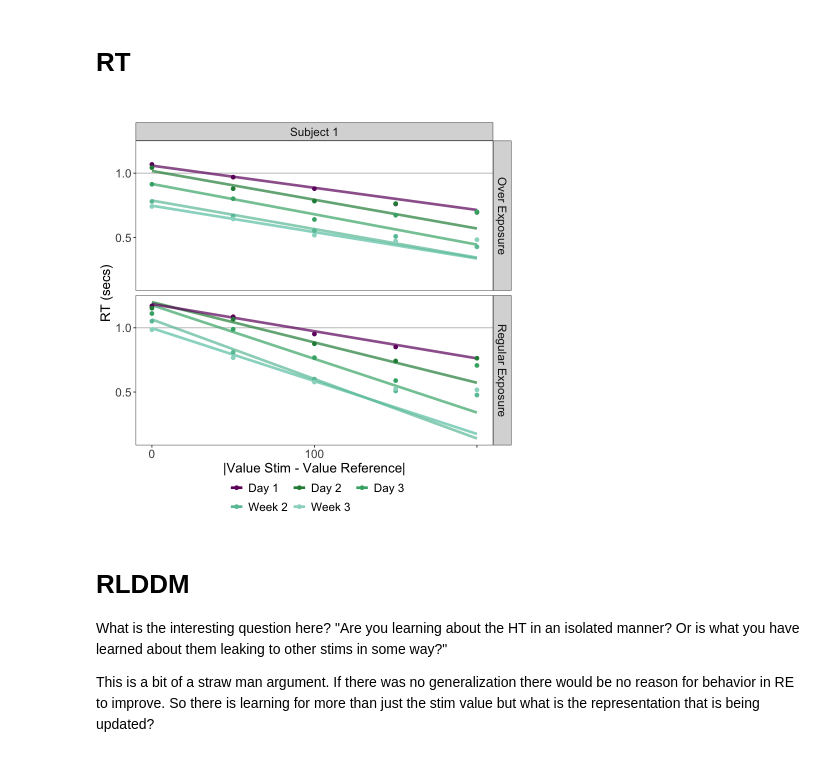
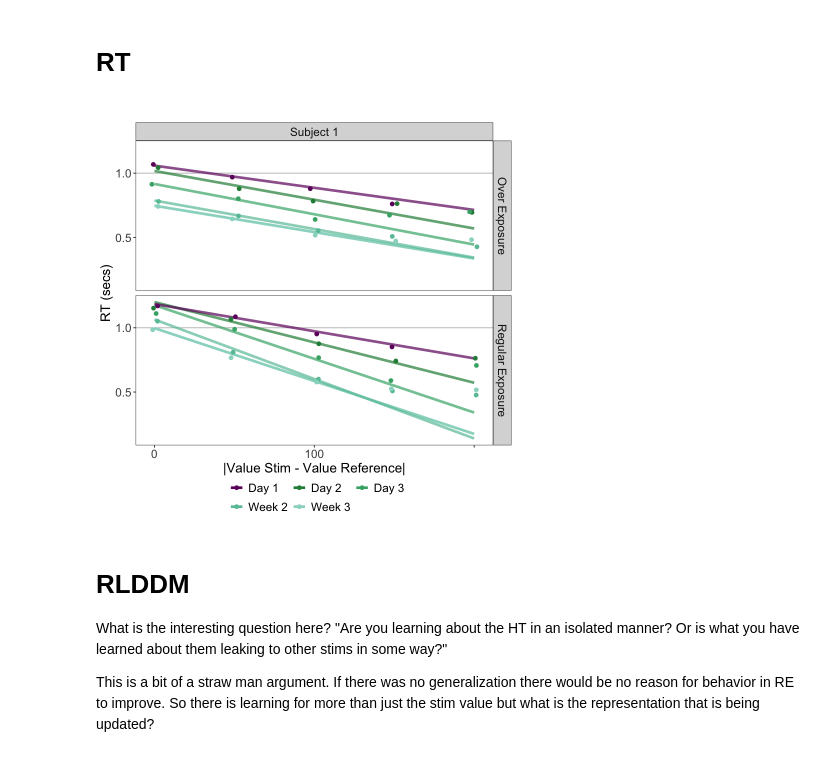
Before and after one commit to zenkavi/NovelVsRepeated, a Jupyter notebook: behavior/analysis/NB19_CCN_poster.ipynb, the cells around one changed output. Saved outputs shown, nothing was run; the diff lists cells and outputs as text; code cells hidden in the pictures.

```diff
--- a/behavior/analysis/NB19_CCN_poster.ipynb
+++ b/behavior/analysis/NB19_CCN_poster.ipynb
@@ -124,34 +125,35 @@ sub_summary = data_yn_clean %>%
 # %%
 data_yn_clean %>%
   filter(subject == "Subject 1") %>%
   mutate(time_bin = factor(time_bin, levels = c("Week 3", "Week 2", "Week 1", "Day 3", "Day 2", "Day 1"))) %>%
   ggplot() +
   geom_hline(aes(yintercept = 1), color = "gray") +
   geom_line(aes(abs_val_diff, rt, color = time_bin, alpha = time_bin), stat="smooth", method = "lm", formula = "y ~ x", se = FALSE, linewidth = 1.5, fullrange = TRUE)+
-  geom_point(data = sub_summary %>% filter(subject == "Subject 1"), aes(abs_val_diff, mean_rt, color = time_bin), size = 2)+
+  # geom_point(data = sub_summary %>% filter(subject == "Subject 1"), aes(abs_val_diff, mean_rt, color = time_bin), size = 2)+
+  geom_jitter(data = sub_summary %>% filter(subject == "Subject 1"), aes(abs_val_diff, mean_rt, color = time_bin), height = 0, width = 3, size = 2)+
   facet_grid(type_chr ~ subject)+
   labs(x = "|Value Stim - Value Reference|", y = "RT (secs)", title="", color = "")+
   theme(panel.grid = element_blank(),
         legend.position = "bottom",
         axis.text = element_text(size = 14),
         strip.text = element_text(size = 14),
         axis.title = element_text(size = 16),
         legend.text = element_text(size = 14),
         legend.box.margin=margin(t = -10),
         # legend.spacing.y = unit(-0.25, "cm"),
         legend.box="vertical")+
   guides(color = guide_legend(nrow = 2, byrow = T)) +
   scale_color_manual(values = c("#6e016b", "#238b45", "#41ae76", "#66c2a4", "#99d8c9"),
                      breaks = c("Day 1", "Day 2", "Day 3", "Week 2", "Week 3"))+
   scale_alpha_manual(values = c(1, .7, .7, .7, .7))+
   scale_y_continuous(trans = "log", breaks = c(0.1, .5, 1, 1.5))+
   scale_x_continuous(breaks = c(0, 100, 200),
                      labels = c("0", "100", ""))+
   guides(alpha = "none")
 
-# ggsave(file=paste0(fig_out_path, 'ccn_yn_Singlesubj_RTOverValDiffAcrossTime.jpg'), height = 5.5, width = 4.5, units="in")
+# ggsave(file=paste0(fig_out_path, 'ccn_yn_Singlesubj_RTOverValDiffAcrossTime.png'), height = 5.5, width = 4.5, units="in")
 # %% [output]
-[figure, old version]
+[figure, new version]
 # %% [markdown]
 # RLDDM
 
```
Also changed, not shown: parts of 1 cell of this notebook, 19 other files.
